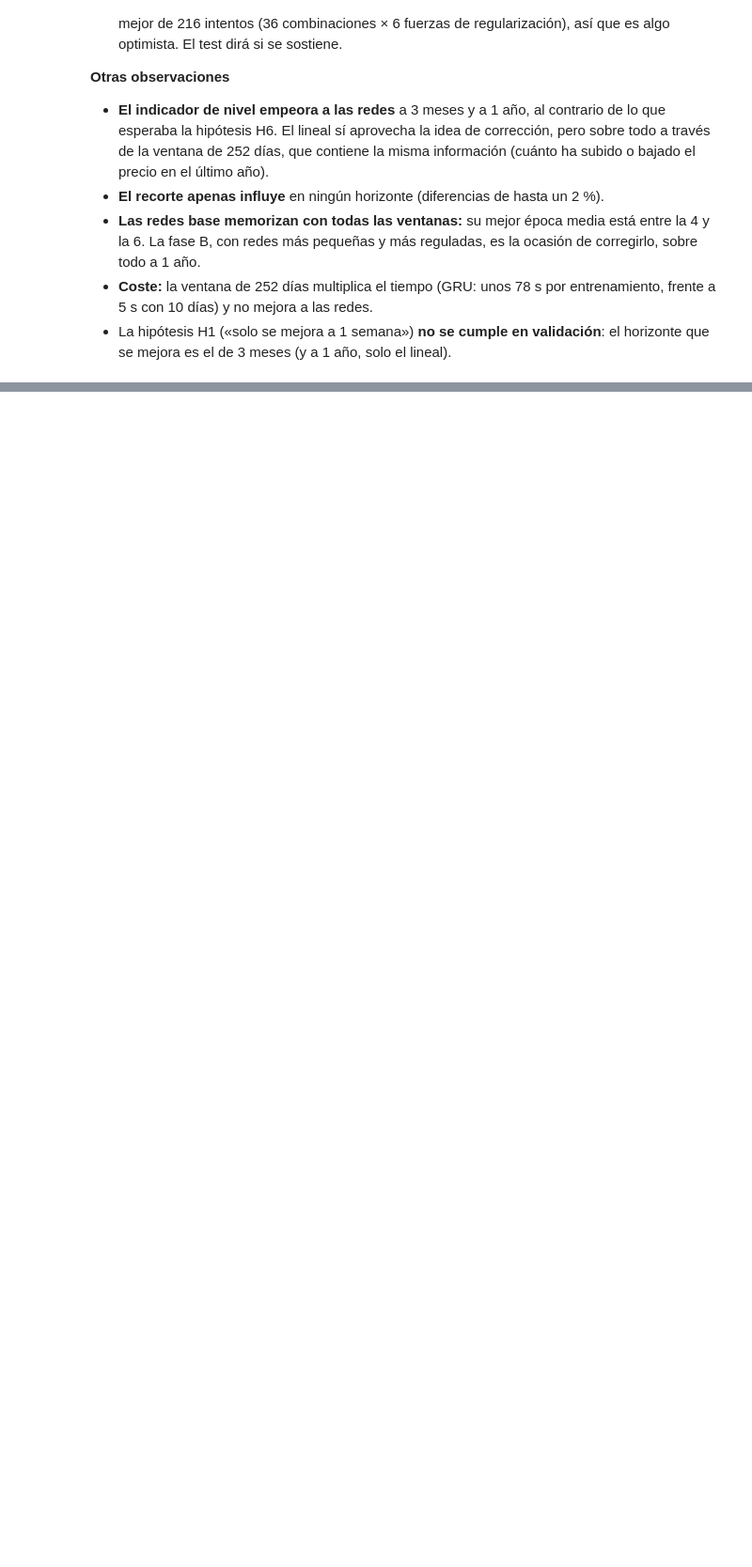
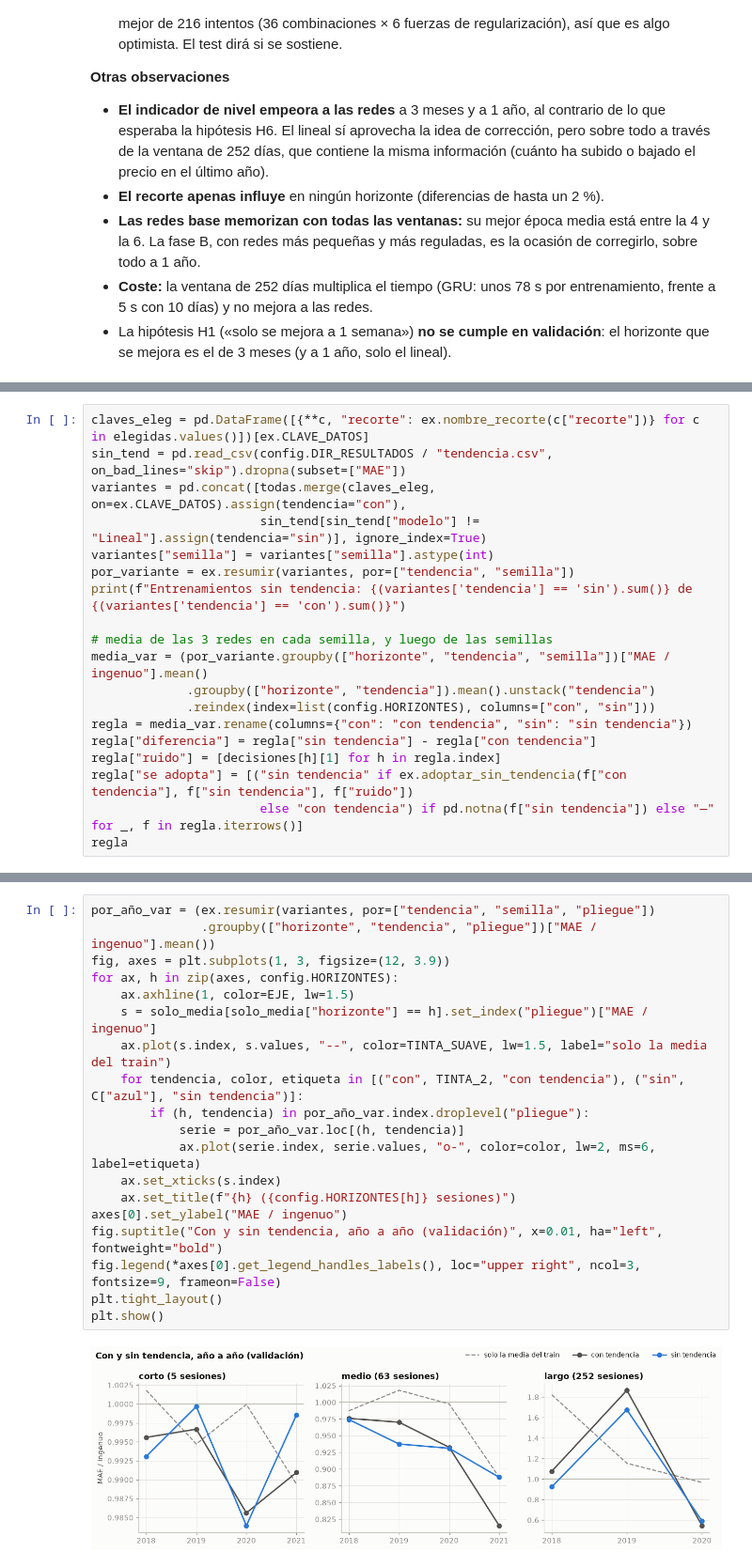
Before and after one commit to PabloJimenezGirardeau/Caso-Oil-Price, a Jupyter notebook: notebooks/03_modelado.ipynb, the cells around one changed output, grey strips where cells are left out. Shown at 94% size. Saved outputs shown, nothing was run; the diff lists cells and outputs as text; blank space fills up the shorter version.

```diff
--- a/notebooks/03_modelado.ipynb
+++ b/notebooks/03_modelado.ipynb
@@ -440,0 +672,19 @@ Mejor modelo lineal de cada horizonte, año a año (MAE / ingenuo):
+# %%
+claves_eleg = pd.DataFrame([{**c, "recorte": ex.nombre_recorte(c["recorte"])} for c in elegidas.values()])[ex.CLAVE_DATOS]
+sin_tend = pd.read_csv(config.DIR_RESULTADOS / "tendencia.csv", on_bad_lines="skip").dropna(subset=["MAE"])
+variantes = pd.concat([todas.merge(claves_eleg, on=ex.CLAVE_DATOS).assign(tendencia="con"),
+                       sin_tend[sin_tend["modelo"] != "Lineal"].assign(tendencia="sin")], ignore_index=True)
+variantes["semilla"] = variantes["semilla"].astype(int)
+por_variante = ex.resumir(variantes, por=["tendencia", "semilla"])
+print(f"Entrenamientos sin tendencia: {(variantes['tendencia'] == 'sin').sum()} de {(variantes['tendencia'] == 'con').sum()}")
+
+# media de las 3 redes en cada semilla, y luego de las semillas
+media_var = (por_variante.groupby(["horizonte", "tendencia", "semilla"])["MAE / ingenuo"].mean()
+             .groupby(["horizonte", "tendencia"]).mean().unstack("tendencia")
+             .reindex(index=list(config.HORIZONTES), columns=["con", "sin"]))
+regla = media_var.rename(columns={"con": "con tendencia", "sin": "sin tendencia"})
+regla["diferencia"] = regla["sin tendencia"] - regla["con tendencia"]
+regla["ruido"] = [decisiones[h][1] for h in regla.index]
+regla["se adopta"] = [("sin tendencia" if ex.adoptar_sin_tendencia(f["con tendencia"], f["sin tendencia"], f["ruido"])
+                       else "con tendencia") if pd.notna(f["sin tendencia"]) else "—" for _, f in regla.iterrows()]
+regla
@@ -440,0 +721,21 @@ Mejor modelo lineal de cada horizonte, año a año (MAE / ingenuo):
+# %%
+por_año_var = (ex.resumir(variantes, por=["tendencia", "semilla", "pliegue"])
+               .groupby(["horizonte", "tendencia", "pliegue"])["MAE / ingenuo"].mean())
+fig, axes = plt.subplots(1, 3, figsize=(12, 3.9))
+for ax, h in zip(axes, config.HORIZONTES):
+    ax.axhline(1, color=EJE, lw=1.5)
+    s = solo_media[solo_media["horizonte"] == h].set_index("pliegue")["MAE / ingenuo"]
+    ax.plot(s.index, s.values, "--", color=TINTA_SUAVE, lw=1.5, label="solo la media del train")
+    for tendencia, color, etiqueta in [("con", TINTA_2, "con tendencia"), ("sin", C["azul"], "sin tendencia")]:
+        if (h, tendencia) in por_año_var.index.droplevel("pliegue"):
+            serie = por_año_var.loc[(h, tendencia)]
+            ax.plot(serie.index, serie.values, "o-", color=color, lw=2, ms=6, label=etiqueta)
+    ax.set_xticks(s.index)
+    ax.set_title(f"{h} ({config.HORIZONTES[h]} sesiones)")
+axes[0].set_ylabel("MAE / ingenuo")
+fig.suptitle("Con y sin tendencia, año a año (validación)", x=0.01, ha="left", fontweight="bold")
+fig.legend(*axes[0].get_legend_handles_labels(), loc="upper right", ncol=3, fontsize=9, frameon=False)
+plt.tight_layout()
+plt.show()
+# %% [output]
+[figure, added]
```
Also changed, not shown: parts of 30 cells of this notebook, 14 other files.
